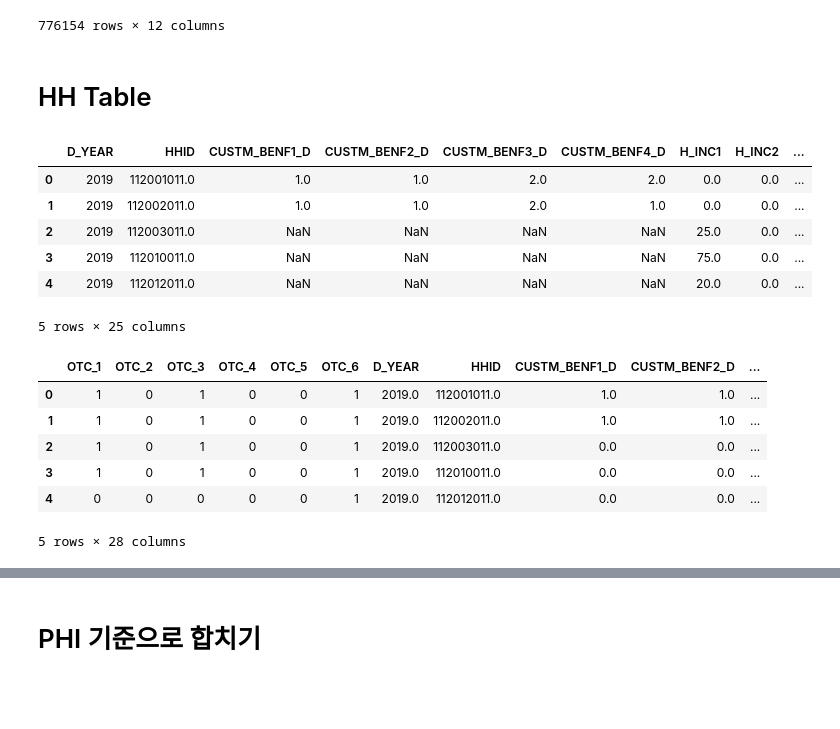
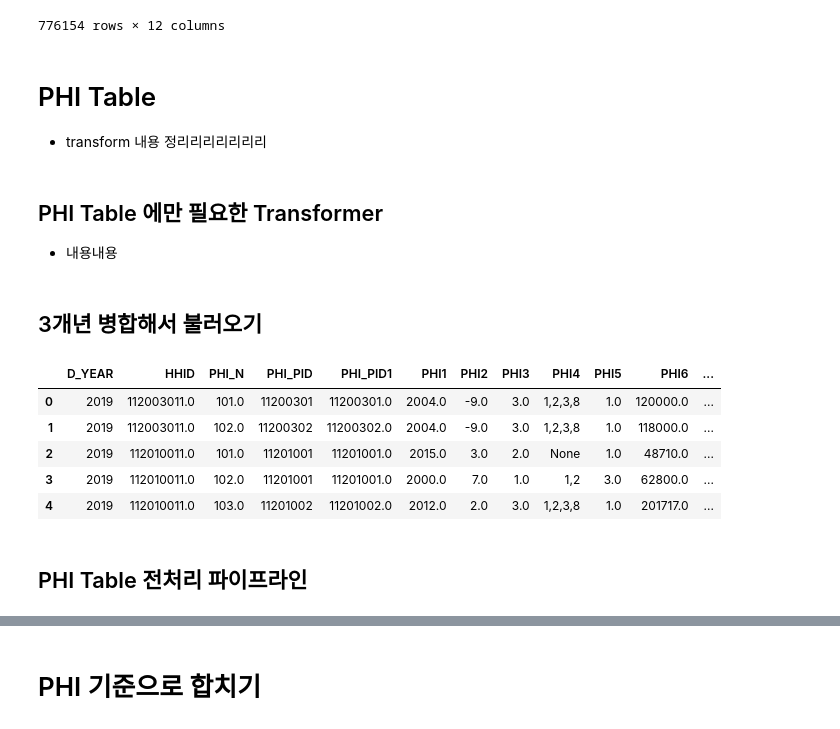
Before and after one commit to skqorrla/HK-M-Project, a Jupyter notebook: 01_Preprocessing_Pipeline.ipynb, the cells around one changed output, grey strips where cells are left out. Saved outputs shown, nothing was run; the diff lists cells and outputs as text; code cells hidden in the pictures; blank space fills up the shorter version.

```diff
--- a/01_Preprocessing_Pipeline.ipynb
+++ b/01_Preprocessing_Pipeline.ipynb
@@ -507,3 +472,9 @@ ms_piped
 | 776152 | 2021 | 400009011.0 | 40000901.0 | 3.0 | 1.0 | 1.0 | 1.0 | 1.0 | 2100.0 | 2100.0 | 0.0 | ... |
 | 776153 | 2021 | 400009011.0 | 40000901.0 | 3.0 | 1.0 | 1.0 | 1.0 | 1.0 | 75500.0 | 75500.0 | 0.0 | ... |
 776154 rows × 12 columns
+# %% [markdown]
+# PHI Table
+- transform 내용 정리리리리리리리
+# %% [markdown]
+## PHI Table 에만 필요한 Transformer
+- 내용내용
@@ -510,22 +494,21 @@ ms_piped
+# %% [markdown]
+## 3개년 병합해서 불러오기
+# %%
+columns_phi = "HHID,PHI_N,PHI_PID,PHI_PID1,PHI1,PHI2,PHI3,PHI4,PHI5,PHI6,PHR1,PHR2,PHR3"
+
+query = f"""SELECT 2019 AS D_YEAR, {columns_phi} FROM raw_a_phi
+            UNION ALL
+            SELECT 2020 AS D_YEAR, {columns_phi} FROM raw_b_phi
+            UNION ALL
+            SELECT 2021 AS D_YEAR, {columns_phi} FROM raw_c_phi"""
+phi = get_data_from_db(query)
+phi.head()
+# %% [output]
+|  | D_YEAR | HHID | PHI_N | PHI_PID | PHI_PID1 | PHI1 | PHI2 | PHI3 | PHI4 | PHI5 | PHI6 | ... |
+| 0 | 2019 | 112003011.0 | 101.0 | 11200301 | 11200301.0 | 2004.0 | -9.0 | 3.0 | 1,2,3,8 | 1.0 | 120000.0 | ... |
+| 1 | 2019 | 112003011.0 | 102.0 | 11200302 | 11200302.0 | 2004.0 | -9.0 | 3.0 | 1,2,3,8 | 1.0 | 118000.0 | ... |
+| 2 | 2019 | 112010011.0 | 101.0 | 11201001 | 11201001.0 | 2015.0 | 3.0 | 2.0 | None | 1.0 | 48710.0 | ... |
+| 3 | 2019 | 112010011.0 | 102.0 | 11201001 | 11201001.0 | 2000.0 | 7.0 | 1.0 | 1,2 | 3.0 | 62800.0 | ... |
+| 4 | 2019 | 112010011.0 | 103.0 | 11201002 | 11201002.0 | 2012.0 | 2.0 | 3.0 | 1,2,3,8 | 1.0 | 201717.0 | ... |
 # %% [markdown]
-# HH Table
+## PHI Table 전처리 파이프라인
-# %%
-columns_hh = "HHID, CUSTM_BENF1_D, CUSTM_BENF2_D, CUSTM_BENF3_D, CUSTM_BENF4_D, H_INC1, H_INC2, H_INC3, H_INC4, H_INC5, H_INC6, H_INC7, H_INC_TOT, H_INC_MON, OTC_MED, OTC_BUY1, OTC_BUY2, OTC_BUY3, HLT_SUP1, HLT_SUP2, MED_SUP, H_OOP, HEXP2, HEXP3"
-
-query_hh = f"""
-SELECT 2019 AS D_YEAR, {columns_hh} from raw_a_hh
-UNION ALL
-SELECT 2020 AS D_YEAR, {columns_hh} from raw_b_hh
-UNION ALL
-SELECT 2021 AS D_YEAR, {columns_hh} from raw_c_hh"""
-
-hh = get_data_from_db(query_hh)
-hh.head()
-# %% [output]
-|  | D_YEAR | HHID | CUSTM_BENF1_D | CUSTM_BENF2_D | CUSTM_BENF3_D | CUSTM_BENF4_D | H_INC1 | H_INC2 | ... |
-| 0 | 2019 | 112001011.0 | 1.0 | 1.0 | 2.0 | 2.0 | 0.0 | 0.0 | ... |
-| 1 | 2019 | 112002011.0 | 1.0 | 1.0 | 2.0 | 1.0 | 0.0 | 0.0 | ... |
-| 2 | 2019 | 112003011.0 | NaN | NaN | NaN | NaN | 25.0 | 0.0 | ... |
-| 3 | 2019 | 112010011.0 | NaN | NaN | NaN | NaN | 75.0 | 0.0 | ... |
-| 4 | 2019 | 112012011.0 | NaN | NaN | NaN | NaN | 20.0 | 0.0 | ... |
-5 rows × 25 columns
@@ -545,11 +514,0 @@ hh_pipeline = Pipeline([
-# %%
-hh_piped = hh_pipeline.fit_transform(hh)
-hh_piped.head()
-# %% [output]
-|  | OTC_1 | OTC_2 | OTC_3 | OTC_4 | OTC_5 | OTC_6 | D_YEAR | HHID | CUSTM_BENF1_D | CUSTM_BENF2_D | ... |
-| 0 | 1 | 0 | 1 | 0 | 0 | 1 | 2019.0 | 112001011.0 | 1.0 | 1.0 | ... |
-| 1 | 1 | 0 | 1 | 0 | 0 | 1 | 2019.0 | 112002011.0 | 1.0 | 1.0 | ... |
-| 2 | 1 | 0 | 1 | 0 | 0 | 1 | 2019.0 | 112003011.0 | 0.0 | 0.0 | ... |
-| 3 | 1 | 0 | 1 | 0 | 0 | 1 | 2019.0 | 112010011.0 | 0.0 | 0.0 | ... |
-| 4 | 0 | 0 | 0 | 0 | 0 | 1 | 2019.0 | 112012011.0 | 0.0 | 0.0 | ... |
-5 rows × 28 columns
```
Also changed, not shown: parts of 19 cells of this notebook.
